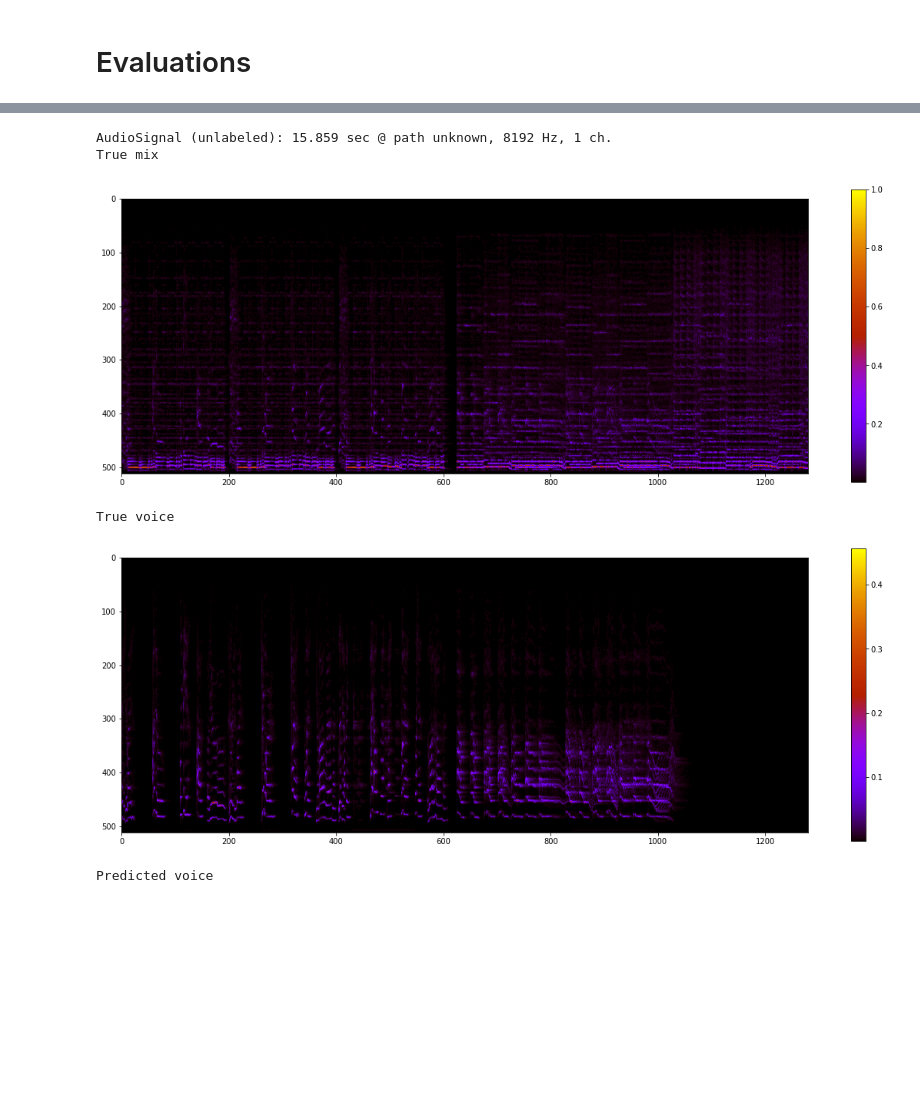
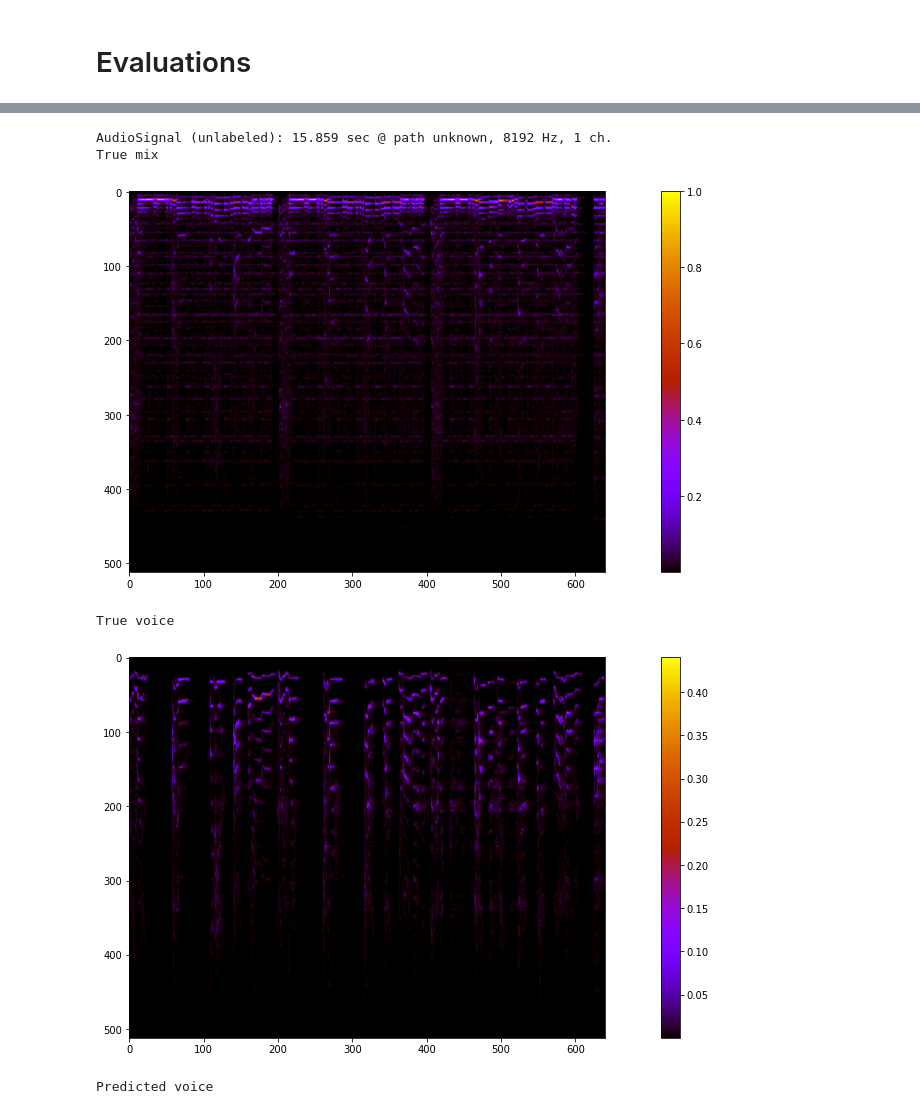
Before and after one commit to MickaRiv/ProjetDatascientest-VoiceSeparator, a Jupyter notebook: notebooks/U_Net.ipynb, the cells around one changed output, grey strips where cells are left out. Saved outputs shown, nothing was run; the diff lists cells and outputs as text; code cells hidden in the pictures; blank space fills up the shorter version.

```diff
--- a/notebooks/U_Net.ipynb
+++ b/notebooks/U_Net.ipynb
@@ -308,41 +293,47 @@ Epoch 25/25
 # Evaluations
 # %%
 # essai de sortie d'une prédiction à écouter (sur Xmix[0] )
-#ytest =unet.predict(X_mix[9,:,:,:].reshape(-1,nframes,nfreq,1))
 
-voicesep=ytest.reshape(nframes,nfreq)*phase[0,:,:]
-y = librosa.istft(voicesep.T, window_length,hop_length)
+#ytest =unet.predict(X_mix[0,:,:,:].reshape(-1,nfreq,nphase,1))
+
+mag_test=X_mix[0,:,:,0]
+phase_test=np.angle(phase[0,:,:])
+spec=mag_test * np.exp(1j*phase_test)
+#test=ytest.reshape(nframes,nfreq)*phase[0,:,:]
+y = librosa.istft(spec, window_length,hop_length)
+
+
 
 signal = nussl.AudioSignal(audio_data_array=y, sample_rate=freq)
 signal.embed_audio()
 print(signal)
 
 print("True mix")
 plt.figure(figsize=(20,7))
-mix_to_plot = np.concatenate([X_mix[i] for i in range(10)])
-plt.imshow(mix_to_plot[:,::-1,0].T,cmap="gnuplot")
+mix_to_plot = np.concatenate([X_mix[i] for i in range(5)],axis=1)
+plt.imshow(mix_to_plot[:,:,0],cmap="gnuplot")
 plt.colorbar()
 plt.show()
 
 print("True voice")
 plt.figure(figsize=(20,7))
-mix_to_plot = np.concatenate([X_voice[i] for i in range(10)])
-plt.imshow(mix_to_plot[:,::-1,0].T,cmap="gnuplot")
+mix_to_plot = np.concatenate([X_voice[i] for i in range(5)],axis=1)
+plt.imshow(mix_to_plot[:,:,0],cmap="gnuplot")
 plt.colorbar()
 plt.show()
 
-ytest = unet.predict(X_mix[0:10].reshape(-1,nframes,nfreq,1))
+ytest = unet.predict(X_mix[0:10].reshape(-1,nfreq,nframes,1))
 print("Predicted voice")
 plt.figure(figsize=(20,7))
-mix_to_plot = np.concatenate([ytest[i] for i in range(10)])
-plt.imshow(mix_to_plot[:,::-1,0].T,cmap="gnuplot")
+mix_to_plot = np.concatenate([ytest[i] for i in range(5)],axis=1)
+plt.imshow(mix_to_plot[:,:,0],cmap="gnuplot")
 plt.colorbar()
 plt.show()
 # %% [output]
 [interactive output not drawn]
 AudioSignal (unlabeled): 15.859 sec @ path unknown, 8192 Hz, 1 ch.
 True mix
-[figure, old version]
+[figure, new version]
 True voice
-[figure, old version]
+[figure, new version]
 Predicted voice
```
Also changed, not shown: parts of 5 cells of this notebook.
